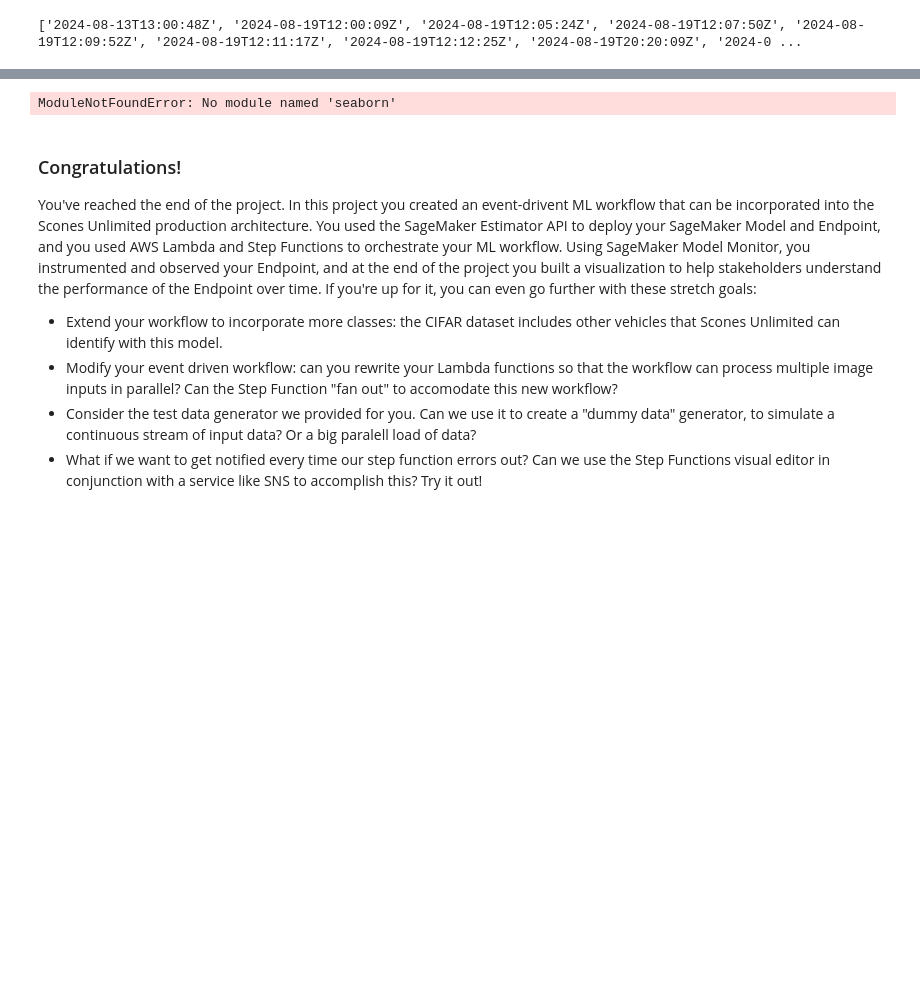
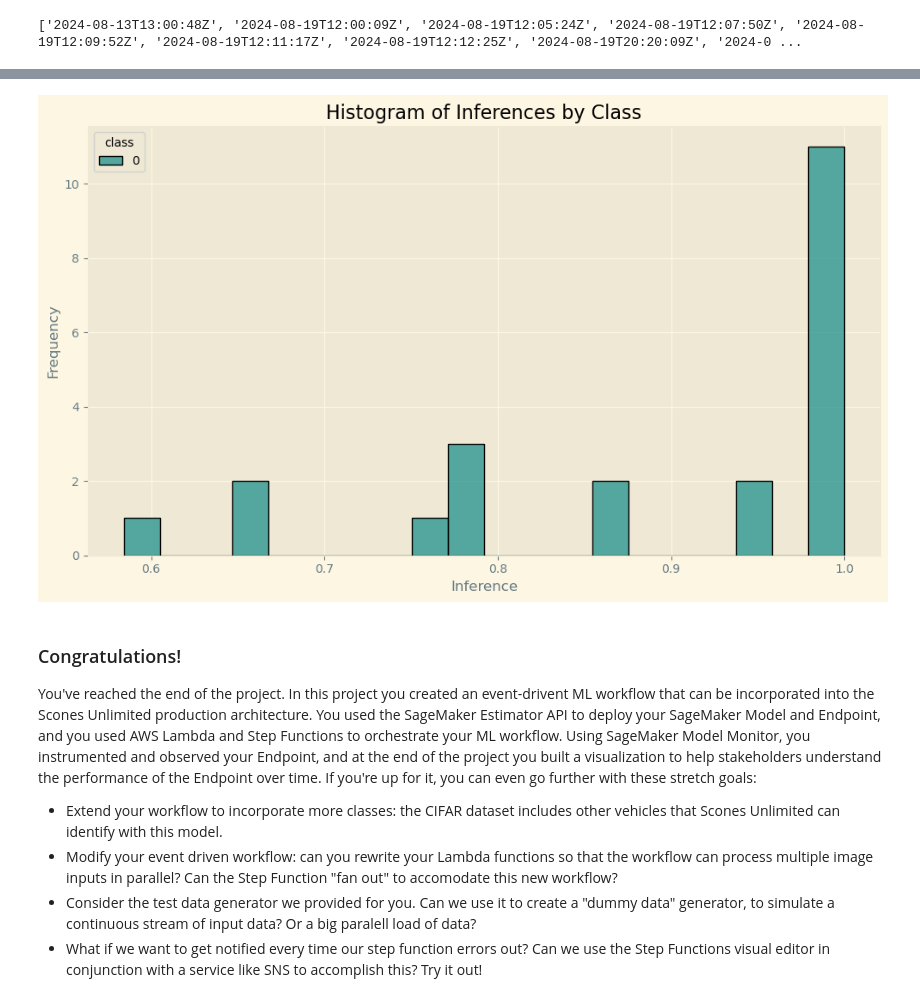
Before and after one commit to Rikupro-creator/ml_workflow_aws, a Jupyter notebook: starter (1).ipynb, the cells around one changed output, grey strips where cells are left out. Drawn from its saved outputs; the diff is of its cells as text; code cells hidden in the pictures; blank space fills up the shorter version.

Commit message:
revision on innovative images

```diff
--- a/starter (1).ipynb
+++ b/starter (1).ipynb
@@ -727,0 +749,6 @@ simple_getter(json_data[0])
+# %%
+def personal_getter(obj):
+    inferences = obj["captureData"]["endpointOutput"]["data"]
+    pred_class = obj["eventVersion"]
+    return json.loads(inferences), int(pred_class)
+personal_getter(json_data[0])
@@ -775,0 +801,15 @@ Text(0.5, 1.0, 'Box plot of the thresholds in the sample')
+# %%
+x = []
+y = []
+for obj in json_data:
+    inference, pred_class = personal_getter(obj)
+
+    y.append(max(inference))
+    x.append(pred_class)
+
+new_pd=pd.DataFrame({
+    'class':x,
+    'inference':y
+})
+# most predictions were for the class 0.
+new_pd
@@ -796,13 +854,24 @@ Downloading seaborn-0.13.2-py3-none-any.whl (294 kB)
 Installing collected packages: seaborn
 Successfully installed seaborn-0.13.2
 Note: you may need to restart the kernel to use updated packages.
-# %%
-# lets view the distribution of the thresholds.
-import seaborn as sns
-sns.violinplot(y=y)
-plt.title('Violin plot of the thresholds in the sample');
-# %% [output]
-ModuleNotFoundError: No module named 'seaborn'
+# %%
+import pandas as pd
+import seaborn as sns
+import matplotlib.pyplot as plt
+
+plt.figure(figsize=(10, 6))
+sns.histplot(data=new_pd, x='inference', hue='class', multiple='stack', palette='viridis', bins=20)
+
+# Adding labels and title
+plt.title('Histogram of Inferences by Class')
+plt.xlabel('Inference')
+plt.ylabel('Frequency')
+
+# Display the plot
+plt.show()
+# There is only one class that was predicted for all the dataset
+# %% [output]
+[figure, added]
 # %% [markdown]
 ### Congratulations!
 
```
Also changed, not shown: parts of 16 cells of this notebook.
